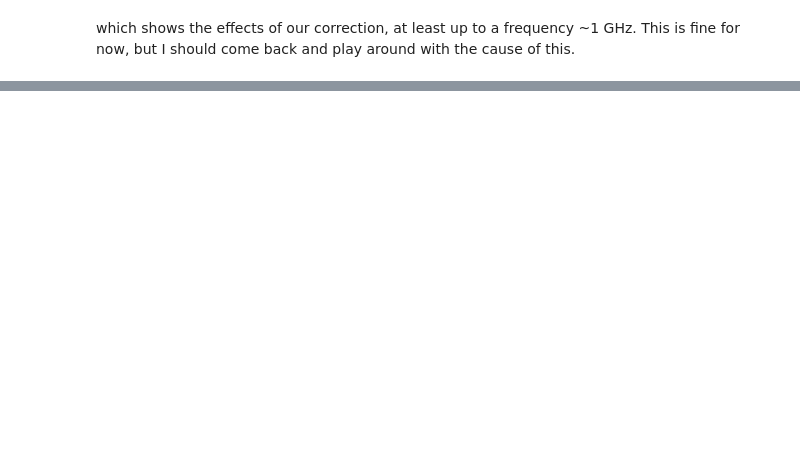
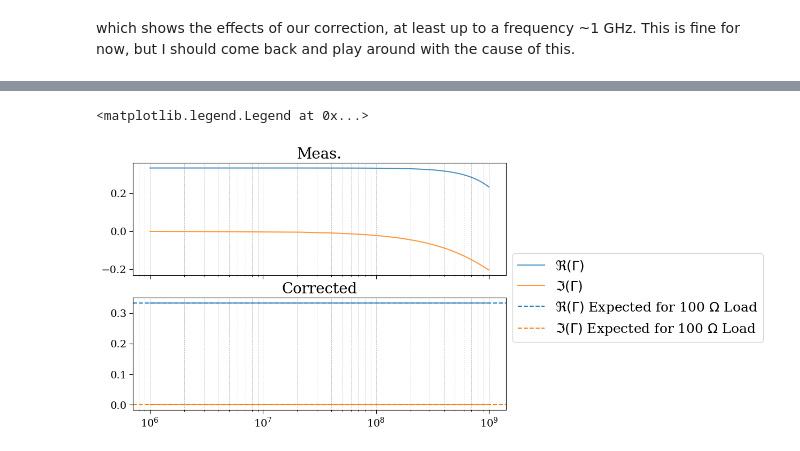
Before and after one commit to harryxni/oneport-vna, a Jupyter notebook: simulation/step2_vnaerrors/2_VNA_Calibration.ipynb, the cells around one changed output, grey strips where cells are left out. Cells and saved outputs as stored; diff of their text form; code cells hidden in the pictures; blank space fills up the shorter version.

```diff
--- a/simulation/step2_vnaerrors/2_VNA_Calibration.ipynb
+++ b/simulation/step2_vnaerrors/2_VNA_Calibration.ipynb
@@ -170,0 +225,37 @@ which shows the effects of our correction, at least up to a frequency ~1 GHz. Th
+# %%
+# Directivity (edf) is g_l if ig_l is exactly 0
+e_df = g_l
+
+# Source Match (esf)
+e_sf = (g_s+g_o-2*g_l) / (g_o-g_s)
+
+# Reflection Tracking (erf)
+e_rf = (g_l-g_s)*(1+e_sf)
+
+# Apply Correction to DUT measurement
+gamma_corrected = (g_dut - e_df) / (e_rf + e_sf * (g_dut - e_df))
+# %%
+fig,axs=plt.subplots(2,1,figsize=(9,6))
+
+
+axs[0].set_title('Meas.')
+axs[0].plot(freqs,g_dut.real, alpha=0.8)
+axs[0].plot(freqs,g_dut.imag, alpha=0.8)
+#axs[0].axhline(ig_s.real, color='tab:blue', linestyle='dashed')
+#axs[0].axhline(ig_s.imag, color='tab:orange', linestyle='dashed')
+axs[0].set_xscale('log')
+axs[0].grid(True, which="both", axis='x', linestyle='--', linewidth=0.5)
+axs[0].set_xticklabels([])
+
+axs[1].set_title('Corrected')
+axs[1].plot(freqs,gamma_corrected.real, alpha=0.8, label='$\Re(\Gamma)$')
+axs[1].plot(freqs,gamma_corrected.imag, alpha=0.8, label='$\Im(\Gamma)$')
+axs[1].axhline(0.333, color='tab:blue', linestyle='dashed', label='$\Re(\Gamma)$ Expected for 100 $\Omega$ Load')
+axs[1].axhline(0, color='tab:orange', linestyle='dashed', label='$\Im(\Gamma)$ Expected for 100 $\Omega$ Load')
+axs[1].set_xscale('log')
+axs[1].grid(True, which="both", axis='x', linestyle='--', linewidth=0.5)
+#axs[0].set_xticklabels([])
+axs[1].legend(loc='center left', bbox_to_anchor=(1, 1), fontsize=18)
+# %% [output]
+<matplotlib.legend.Legend at 0x...>
+[figure, added]
```
Also changed, not shown: parts of 5 cells of this notebook, 17 other files.
